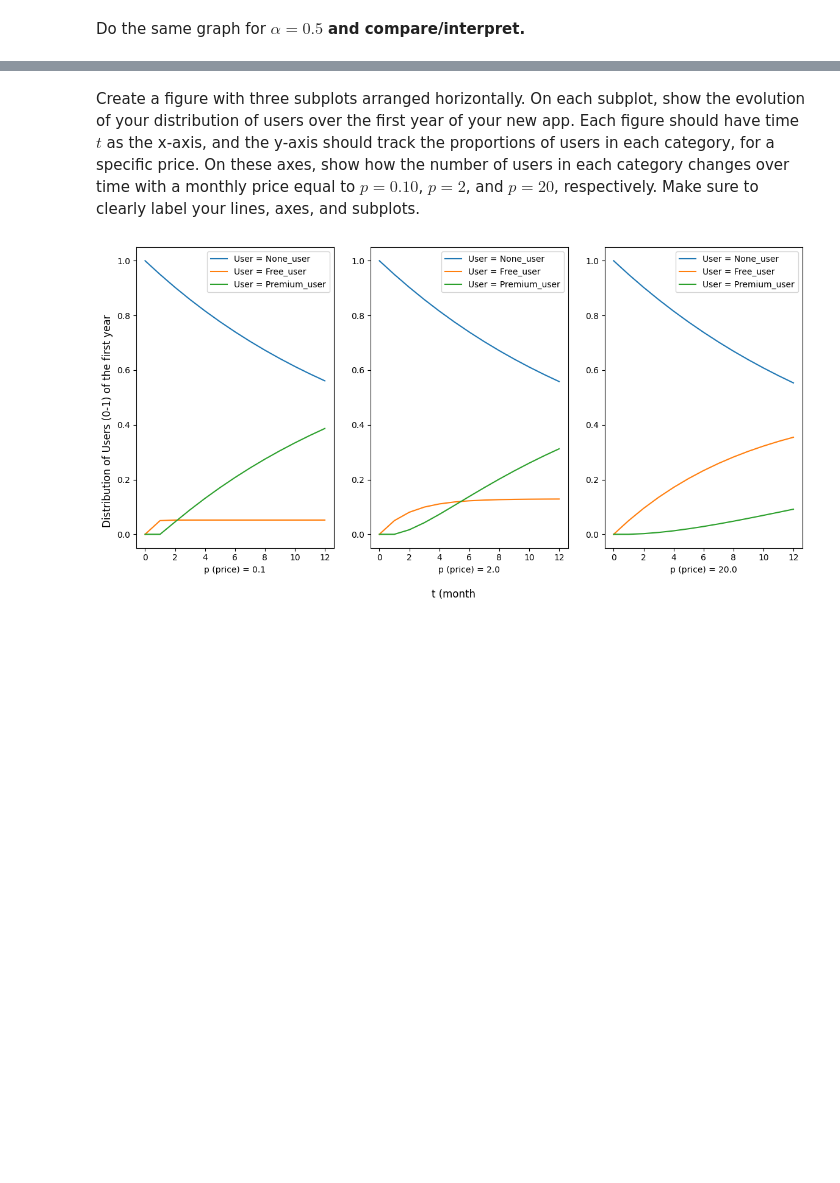
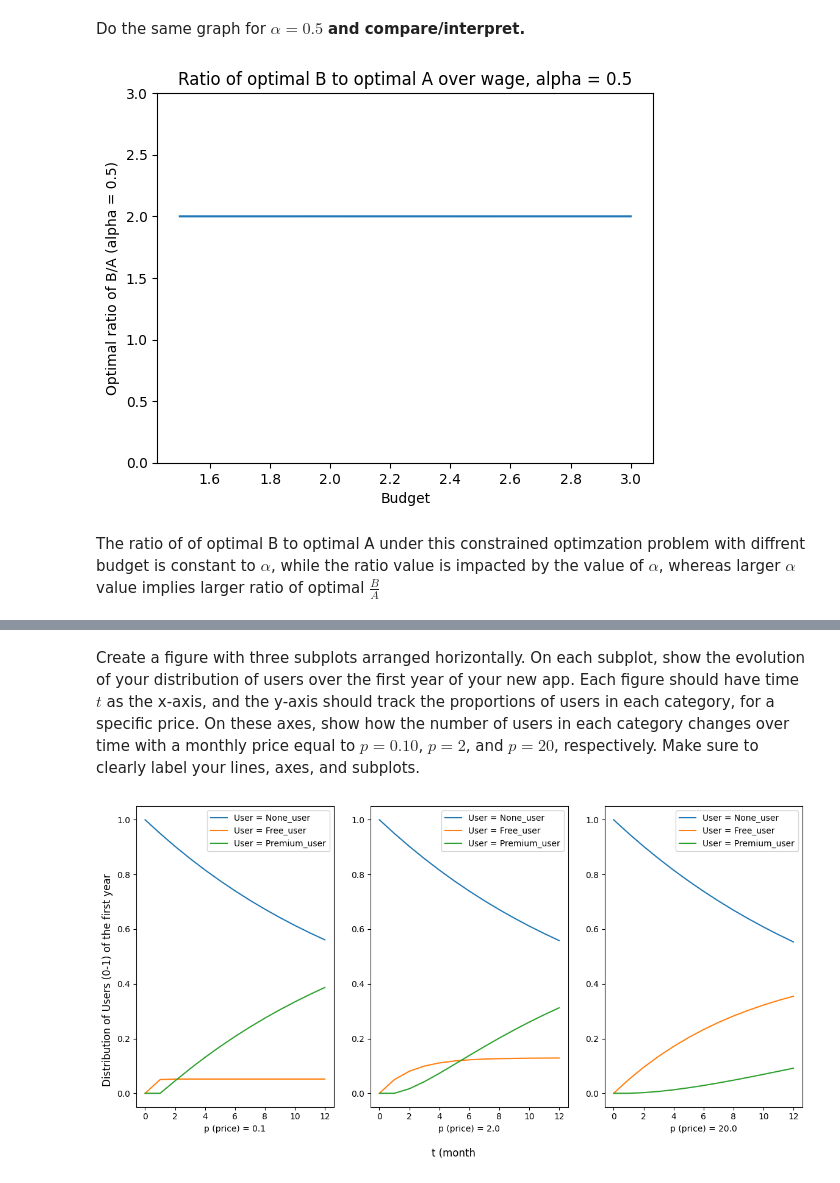
Before and after one commit to tonyliang19/ECON323_2023_Spring, a Jupyter notebook: problem_sets/problem_set_4_Luo_Liang.ipynb, the cells around one changed output, grey strips where cells are left out. Drawn from its saved outputs; the diff is of its cells as text; code cells hidden in the pictures; blank space fills up the shorter version.

```diff
--- a/problem_sets/problem_set_4_Luo_Liang.ipynb
+++ b/problem_sets/problem_set_4_Luo_Liang.ipynb
@@ -302,3 +304,6 @@ plot_optimal_ratio(W, alpha)
 Do the same graph for $ \alpha = 0.5 $ **and compare/interpret.**
 # %%
 # Your code here
+plot_optimal_ratios(W, alpha=0.5)
+# %% [output]
+[figure, added]
@@ -324 +310,3 @@ Do the same graph for $ \alpha = 0.5 $ **and compare/interpret.**
+# %% [markdown]
+The ratio of of optimal B to optimal A under this constrained optimzation problem with diffrent budget is constant to $\alpha$, while the ratio value is impacted by the value of $\alpha$, whereas larger $\alpha$ value implies larger ratio of optimal $\frac{B}{A}$
 # %% [markdown]
```
Also changed, not shown: parts of 7 cells of this notebook.
